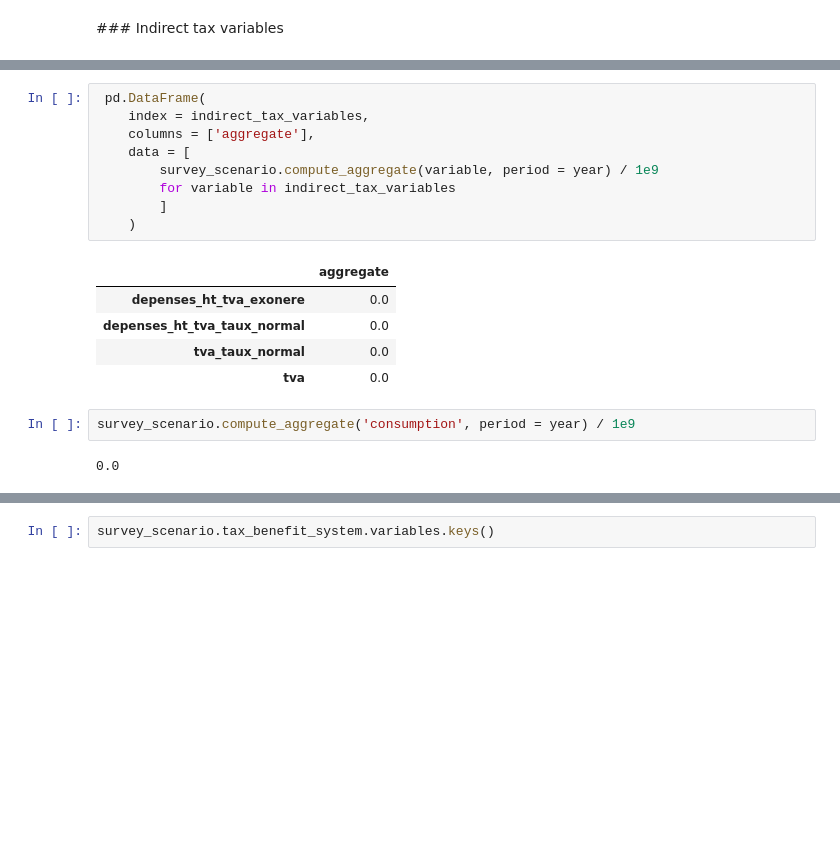
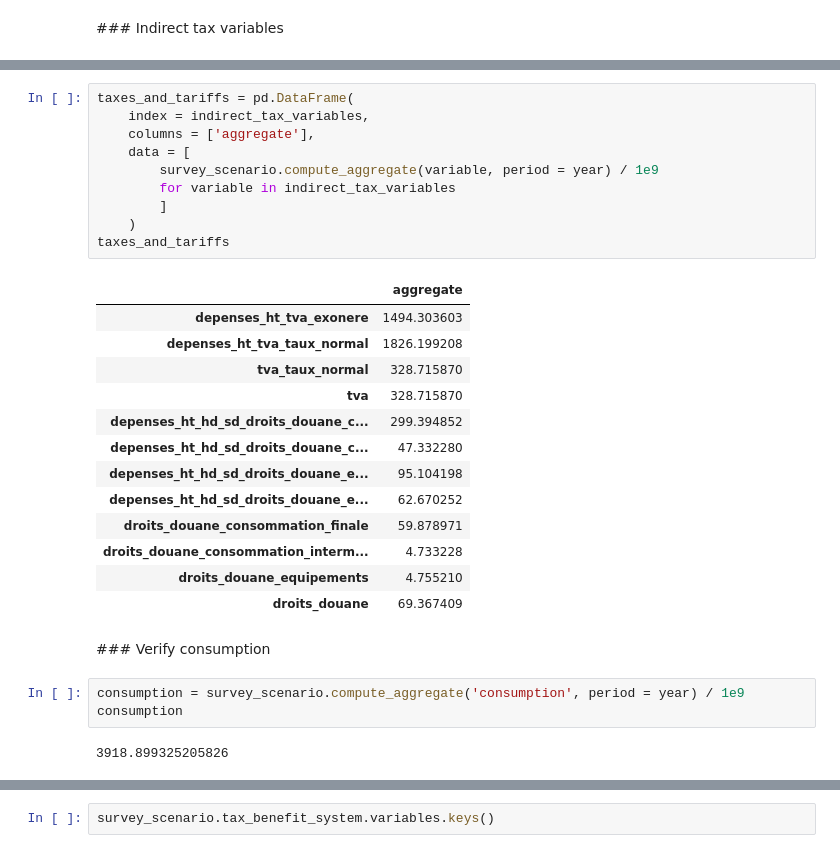
Before and after one commit to openfisca/openfisca-ceq, a Jupyter notebook: notebooks/senegal.ipynb, the cells around one changed output, grey strips where cells are left out. Cells and saved outputs as stored; diff of their text form; blank space fills up the shorter version.

```diff
--- a/notebooks/senegal.ipynb
+++ b/notebooks/senegal.ipynb
@@ -189,19 +201,31 @@ indirect_tax_variables
 # %%
- pd.DataFrame(
+taxes_and_tariffs = pd.DataFrame(
     index = indirect_tax_variables,
     columns = ['aggregate'],
     data = [
         survey_scenario.compute_aggregate(variable, period = year) / 1e9
         for variable in indirect_tax_variables
         ]
     )
+taxes_and_tariffs
 # %% [output]
 |  | aggregate |
-| depenses_ht_tva_exonere | 0.0 |
-| depenses_ht_tva_taux_normal | 0.0 |
-| tva_taux_normal | 0.0 |
-| tva | 0.0 |
+| depenses_ht_tva_exonere | 1494.303603 |
+| depenses_ht_tva_taux_normal | 1826.199208 |
+| tva_taux_normal | 328.715870 |
+| tva | 328.715870 |
+| depenses_ht_hd_sd_droits_douane_c... | 299.394852 |
+| depenses_ht_hd_sd_droits_douane_c... | 47.332280 |
+| depenses_ht_hd_sd_droits_douane_e... | 95.104198 |
+| depenses_ht_hd_sd_droits_douane_e... | 62.670252 |
+| droits_douane_consommation_finale | 59.878971 |
+| droits_douane_consommation_interm... | 4.733228 |
+| droits_douane_equipements | 4.755210 |
+| droits_douane | 69.367409 |
+# %% [markdown]
+### Verify consumption
 # %%
-survey_scenario.compute_aggregate('consumption', period = year) / 1e9
+consumption = survey_scenario.compute_aggregate('consumption', period = year) / 1e9
+consumption
 # %% [output]
-0.0
+3918.899325205826
```
Also changed, not shown: parts of 7 cells of this notebook, 9 other files.
